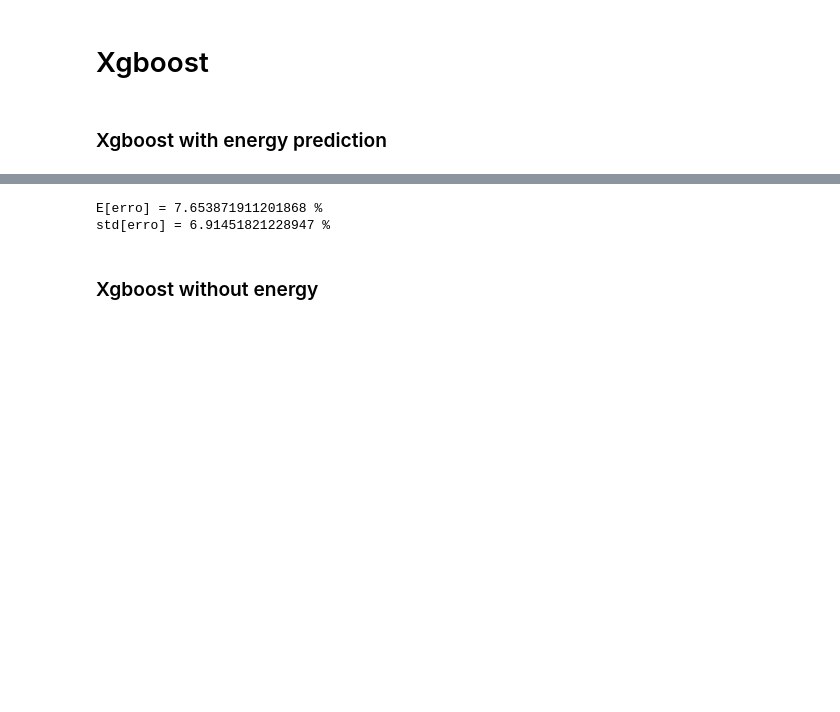
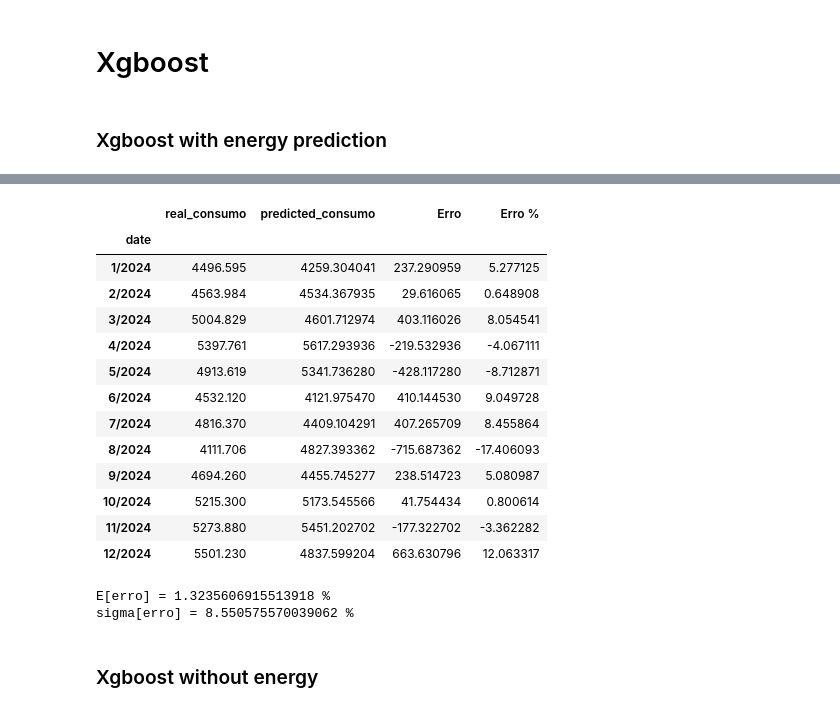
Before and after one commit to V-kr0pt/vivix_energy_consumption, a Jupyter notebook: prediction_analysis.ipynb, the cells around one changed output, grey strips where cells are left out. Cells and saved outputs as stored; diff of their text form; code cells hidden in the pictures; blank space fills up the shorter version.

Commit message:
add: using the new ground truth (for all 2024) + add: function compare_results

```diff
--- a/prediction_analysis.ipynb
+++ b/prediction_analysis.ipynb
@@ -2,0 +5,10 @@ import pandas as pd
+# %%
+# the ground truth values
+old_real_values = {
+    'date': ['1/2024', '2/2024', '3/2024', '4/2024', '5/2024', '6/2024', '7/2024', '8/2024', '9/2024', '10/2024', '11/2024', '12/2024'],
+    'real_consumo': [4885.10, 4880.14, 5391.35, 5925.34, 5295.28, 4996.13, 5256.78, 5069.64, 4694.26, 5215.3, 5273.88, 5501.23]
+}
+
+old_real_values = pd.DataFrame(old_real_values)
+old_real_values = old_real_values.set_index('date')
+display(old_real_values)
@@ -30,3 +80,32 @@ real_values
+# %%
+def compare_results(model_name):
+    prediction_data_path = f'results/output_data/{model_name}.csv'
+    prediction_data = pd.read_csv(prediction_data_path)
+
+    # we will transform all the predicted values in MWh, so multiply by 24
+    prediction_data['predicted_consumo'] = prediction_data['predicted_consumo'] * 24
+
+    # Now, we want to group by month and sum the predicted energy
+    prediction_data['month'] = pd.to_datetime(prediction_data['datetime']).dt.month
+    prediction_data['year'] = pd.to_datetime(prediction_data['datetime']).dt.year
+    prediction_data = prediction_data.drop(columns=['datetime'])
+    prediction_data = prediction_data.groupby(['month', 'year']).sum()
+
+    # Only for beauty we'll join the month and year columns
+    prediction_data['date'] = prediction_data.index
+    prediction_data['date'] = prediction_data['date'].apply(lambda x: f'{x[0]}/{x[1]}')
+    prediction_data = prediction_data.reset_index()
+    prediction_data = prediction_data.drop(columns=['month', 'year'])
+    prediction_data = prediction_data.set_index('date')
+
+    # Now we will make a dataframe that contains the difference between the real values and the predicted values
+    diff = real_values.copy()
+    diff['predicted_consumo'] = prediction_data['predicted_consumo']
+    diff['Erro'] = abs(diff['real_consumo'] - diff['predicted_consumo'])
+    diff['Erro %'] = diff['Erro'] / diff['real_consumo'] * 100
+    display(diff)
+    print(f"E[erro] = {diff['Erro %'].mean()} %")
+    print(f"sigma[erro] = {diff['Erro %'].std()} %")
 # %% [markdown]
 # Xgboost
 # %% [markdown]
@@ -108,8 +113,21 @@ diff
-# %%
-print(f"E[erro] = {diff['Erro %'].mean()} %")
-print(f"std[erro] = {diff['Erro %'].std()} %")
-# %% [output]
-E[erro] = 7.653871911201868 %
-std[erro] = 6.91451821228947 %
+# %%
+compare_results('xgboost_with_energy')
+# %% [output]
+|  | real_consumo | predicted_consumo | Erro | Erro % |
+| date |  |  |  |  |
+| 1/2024 | 4496.595 | 4259.304041 | 237.290959 | 5.277125 |
+| 2/2024 | 4563.984 | 4534.367935 | 29.616065 | 0.648908 |
+| 3/2024 | 5004.829 | 4601.712974 | 403.116026 | 8.054541 |
+| 4/2024 | 5397.761 | 5617.293936 | -219.532936 | -4.067111 |
+| 5/2024 | 4913.619 | 5341.736280 | -428.117280 | -8.712871 |
+| 6/2024 | 4532.120 | 4121.975470 | 410.144530 | 9.049728 |
+| 7/2024 | 4816.370 | 4409.104291 | 407.265709 | 8.455864 |
+| 8/2024 | 4111.706 | 4827.393362 | -715.687362 | -17.406093 |
+| 9/2024 | 4694.260 | 4455.745277 | 238.514723 | 5.080987 |
+| 10/2024 | 5215.300 | 5173.545566 | 41.754434 | 0.800614 |
+| 11/2024 | 5273.880 | 5451.202702 | -177.322702 | -3.362282 |
+| 12/2024 | 5501.230 | 4837.599204 | 663.630796 | 12.063317 |
+E[erro] = 1.3235606915513918 %
+sigma[erro] = 8.550575570039062 %
 # %% [markdown]
 ### Xgboost without energy
```
Also changed, not shown: parts of 59 cells of this notebook.
